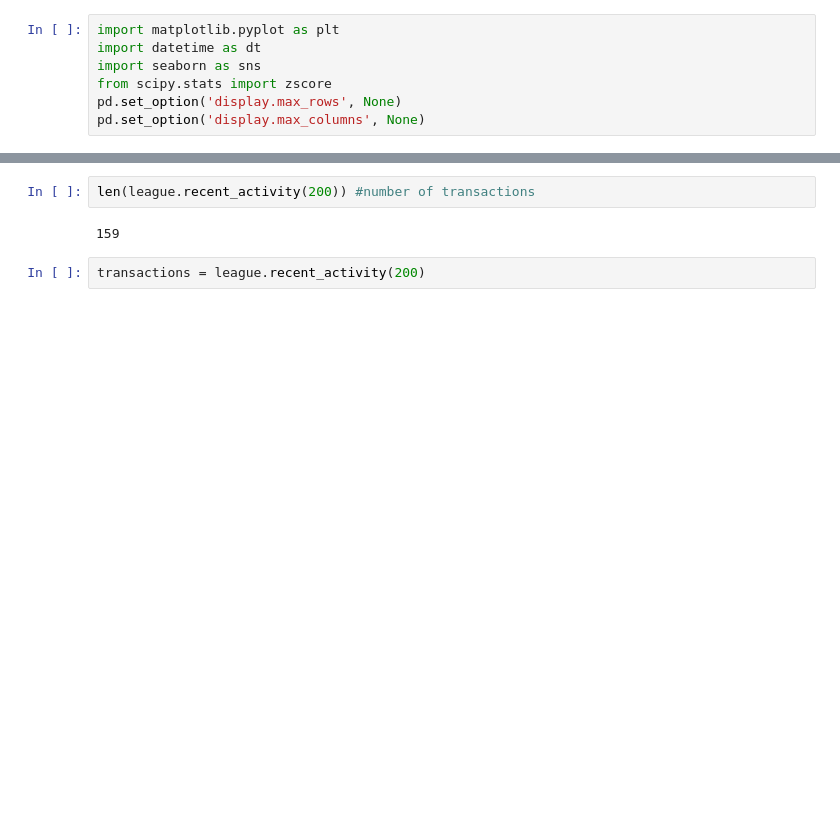
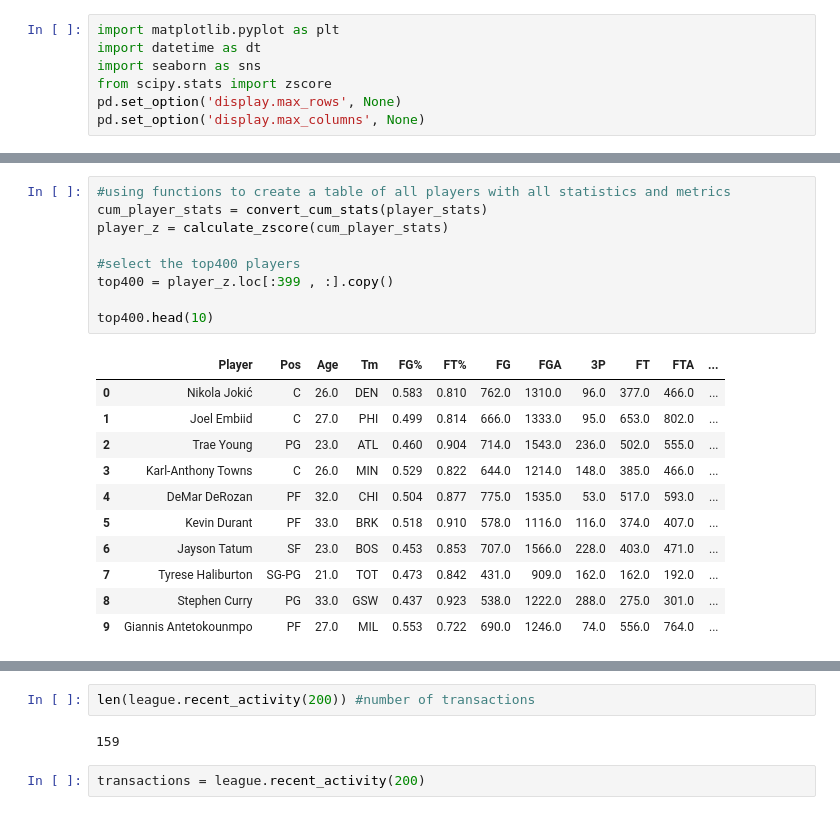
Before and after one commit to ZenHWu/Fantasy-Basketball-Attribute-Analyzer, a Jupyter notebook: FantasyBasketballAnalyzer.ipynb, the cells around one changed output, grey strips where cells are left out. Cells and saved outputs as stored; diff of their text form; blank space fills up the shorter version.

```diff
--- a/FantasyBasketballAnalyzer.ipynb
+++ b/FantasyBasketballAnalyzer.ipynb
@@ -348,0 +281,21 @@ rankings.head(9)
+# %%
+#using functions to create a table of all players with all statistics and metrics
+cum_player_stats = convert_cum_stats(player_stats)
+player_z = calculate_zscore(cum_player_stats)
+
+#select the top400 players
+top400 = player_z.loc[:399 , :].copy()
+
+top400.head(10)
+# %% [output]
+|  | Player | Pos | Age | Tm | FG% | FT% | FG | FGA | 3P | FT | FTA | ... |
+| 0 | Nikola Jokić | C | 26.0 | DEN | 0.583 | 0.810 | 762.0 | 1310.0 | 96.0 | 377.0 | 466.0 | ... |
+| 1 | Joel Embiid | C | 27.0 | PHI | 0.499 | 0.814 | 666.0 | 1333.0 | 95.0 | 653.0 | 802.0 | ... |
+| 2 | Trae Young | PG | 23.0 | ATL | 0.460 | 0.904 | 714.0 | 1543.0 | 236.0 | 502.0 | 555.0 | ... |
+| 3 | Karl-Anthony Towns | C | 26.0 | MIN | 0.529 | 0.822 | 644.0 | 1214.0 | 148.0 | 385.0 | 466.0 | ... |
+| 4 | DeMar DeRozan | PF | 32.0 | CHI | 0.504 | 0.877 | 775.0 | 1535.0 | 53.0 | 517.0 | 593.0 | ... |
+| 5 | Kevin Durant | PF | 33.0 | BRK | 0.518 | 0.910 | 578.0 | 1116.0 | 116.0 | 374.0 | 407.0 | ... |
+| 6 | Jayson Tatum | SF | 23.0 | BOS | 0.453 | 0.853 | 707.0 | 1566.0 | 228.0 | 403.0 | 471.0 | ... |
+| 7 | Tyrese Haliburton | SG-PG | 21.0 | TOT | 0.473 | 0.842 | 431.0 | 909.0 | 162.0 | 162.0 | 192.0 | ... |
+| 8 | Stephen Curry | PG | 33.0 | GSW | 0.437 | 0.923 | 538.0 | 1222.0 | 288.0 | 275.0 | 301.0 | ... |
+| 9 | Giannis Antetokounmpo | PF | 27.0 | MIL | 0.553 | 0.722 | 690.0 | 1246.0 | 74.0 | 556.0 | 764.0 | ... |
```
Also changed, not shown: parts of 60 cells of this notebook.
